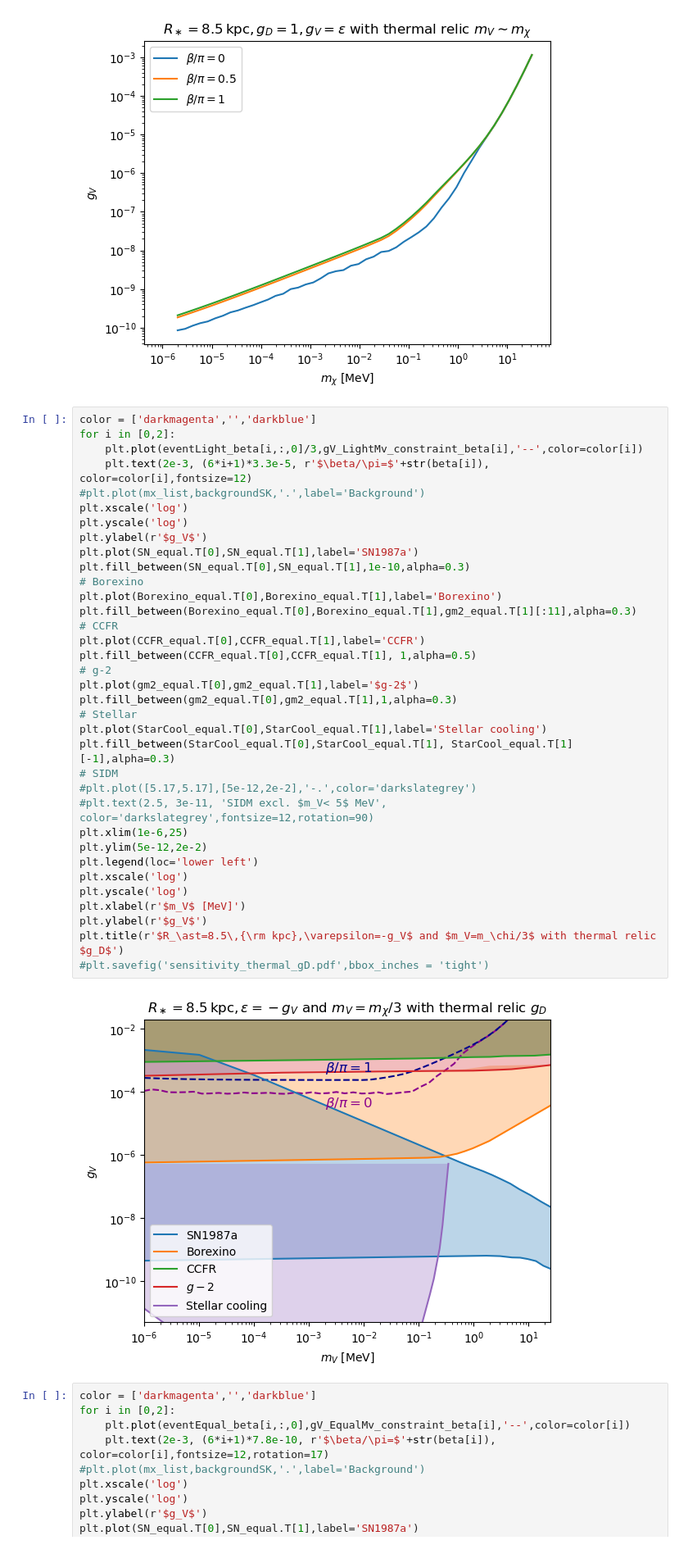
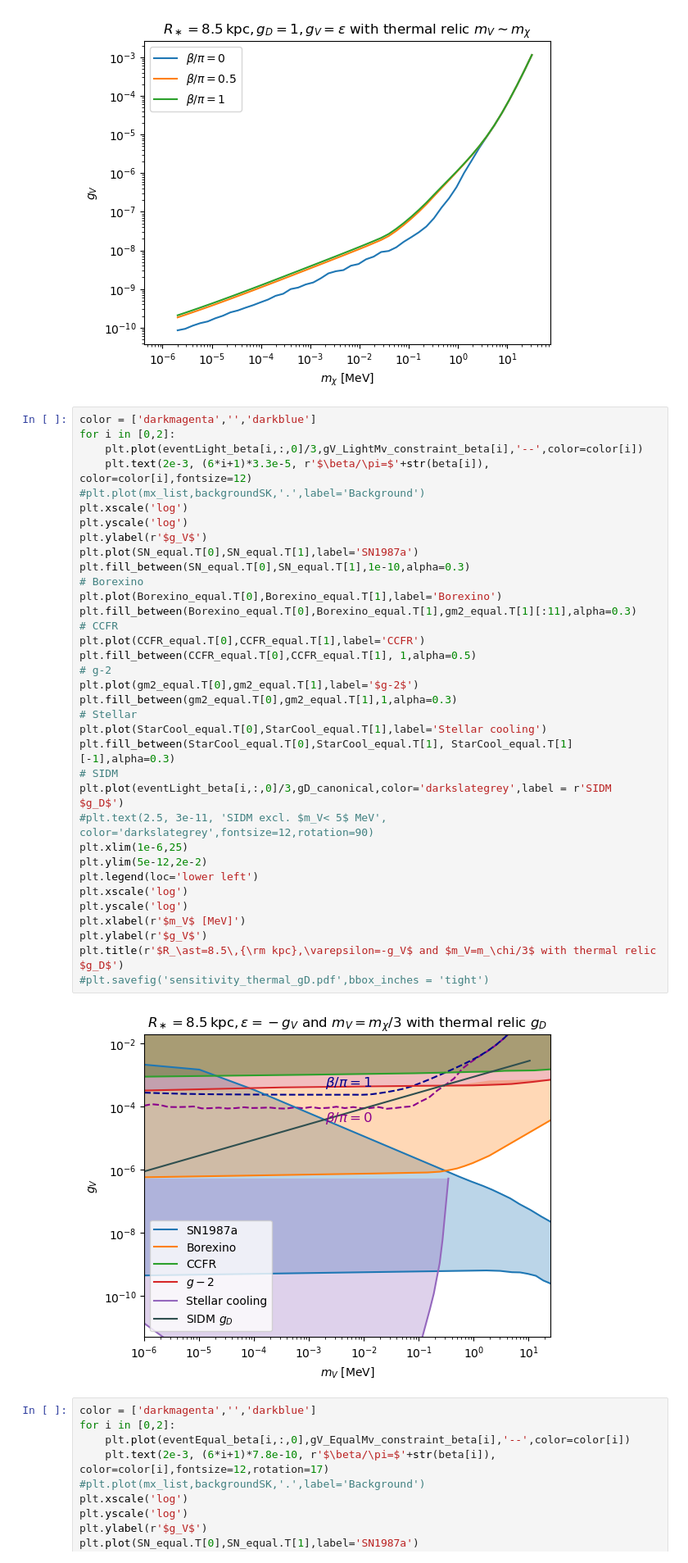
Before and after one commit to yenhsunlin/SNnuBDM2, a Jupyter notebook: src/plot.ipynb, the cells around one changed output. Shown at 82% size. Cells and saved outputs as stored; diff of their text form.

```diff
--- a/src/plot.ipynb
+++ b/src/plot.ipynb
@@ -279,35 +279,35 @@ for i in [0,2]:
 #plt.plot(mx_list,backgroundSK,'.',label='Background')
 plt.xscale('log')
 plt.yscale('log')
 plt.ylabel(r'$g_V$')
 plt.plot(SN_equal.T[0],SN_equal.T[1],label='SN1987a')
 plt.fill_between(SN_equal.T[0],SN_equal.T[1],1e-10,alpha=0.3)
 # Borexino
 plt.plot(Borexino_equal.T[0],Borexino_equal.T[1],label='Borexino')
 plt.fill_between(Borexino_equal.T[0],Borexino_equal.T[1],gm2_equal.T[1][:11],alpha=0.3)
 # CCFR
 plt.plot(CCFR_equal.T[0],CCFR_equal.T[1],label='CCFR')
 plt.fill_between(CCFR_equal.T[0],CCFR_equal.T[1], 1,alpha=0.5)
 # g-2
 plt.plot(gm2_equal.T[0],gm2_equal.T[1],label='$g-2$')
 plt.fill_between(gm2_equal.T[0],gm2_equal.T[1],1,alpha=0.3)
 # Stellar
 plt.plot(StarCool_equal.T[0],StarCool_equal.T[1],label='Stellar cooling')
 plt.fill_between(StarCool_equal.T[0],StarCool_equal.T[1], StarCool_equal.T[1][-1],alpha=0.3)
 # SIDM
-#plt.plot([5.17,5.17],[5e-12,2e-2],'-.',color='darkslategrey')
+plt.plot(eventLight_beta[i,:,0]/3,gD_canonical,color='darkslategrey',label = r'SIDM $g_D$')
 #plt.text(2.5, 3e-11, 'SIDM excl. $m_V< 5$ MeV', color='darkslategrey',fontsize=12,rotation=90)
 plt.xlim(1e-6,25)
 plt.ylim(5e-12,2e-2)
 plt.legend(loc='lower left')
 plt.xscale('log')
 plt.yscale('log')
 plt.xlabel(r'$m_V$ [MeV]')
 plt.ylabel(r'$g_V$')
 plt.title(r'$R_\ast=8.5\,{\rm kpc},\varepsilon=-g_V$ and $m_V=m_\chi/3$ with thermal relic $g_D$')
 #plt.savefig('sensitivity_thermal_gD.pdf',bbox_inches = 'tight')
 # %% [output]
-[figure, old version]
+[figure, new version]
 # %%
 color = ['darkmagenta','','darkblue']
 for i in [0,2]:
```
Also changed, not shown: parts of 1 cell of this notebook, 2 other files.
